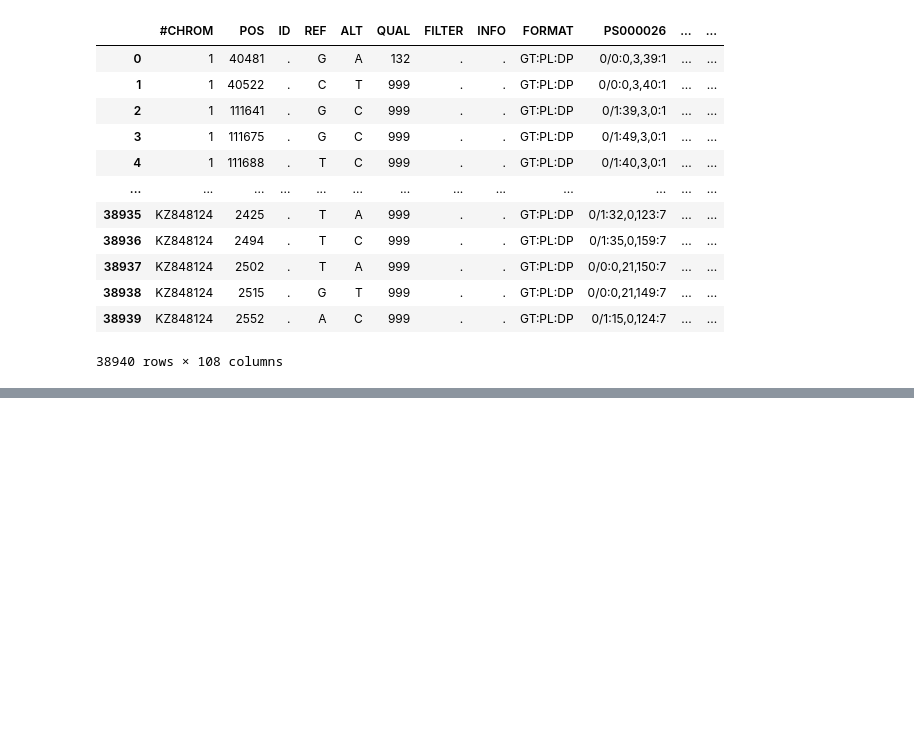
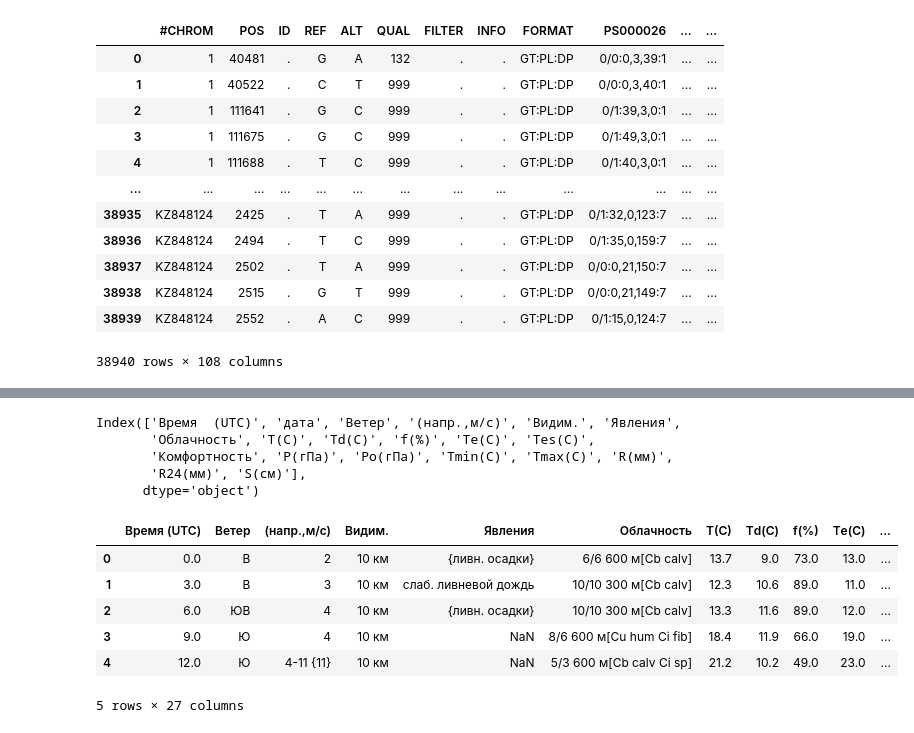
Before and after one commit to eMasov/AgroHack-Amalgama, a Jupyter notebook: AgroHack EDA.ipynb, the cells around one changed output, grey strips where cells are left out. Drawn from its saved outputs; the diff is of its cells as text; code cells hidden in the pictures; blank space fills up the shorter version.

```diff
--- a/AgroHack EDA.ipynb
+++ b/AgroHack EDA.ipynb
@@ -140,0 +277,61 @@ genotypes_data.iloc[:,:9].describe()
+# %%
+temp_15.columns
+# %% [output]
+Index(['Время  (UTC)', 'дата', 'Ветер', '(напр.,м/с)', 'Видим.', 'Явления',
+       'Облачность', 'Т(С)', 'Тd(С)', 'f(%)', 'Тe(С)', 'Тes(С)',
+       'Комфортность', 'P(гПа)', 'Po(гПа)', 'Тmin(С)', 'Tmax(С)', 'R(мм)',
+       'R24(мм)', 'S(см)'],
+      dtype='object')
+# %%
+year_to_file = {
+    2015: "temp_data/2015.csv",
+    2016: "temp_data/2016.csv",
+    2017: "temp_data/2017.csv",
+    2019: "temp_data/2019.csv",
+    2020: "temp_data/2020.csv",
+    2021: "temp_data/2021.csv",
+    2022: "temp_data/2022.csv",
+    2023: "temp_data/2023.csv"
+}
+
+tables = []
+for year in year_to_file.keys():
+    data = pd.read_csv(year_to_file[year]).drop(columns=["Unnamed: 0"])
+
+    # Разделение даты на день и месяц
+    data["Месяц"] = data["дата"].astype(str).str.split(".").str[1].astype(int)
+    data["День"] = data["дата"].astype(str).str.split(".").str[0].astype(int)
+    data["Год"] = year
+
+    # Создание нового столбца "Дата" из дня, месяца и года
+    data["Дата"] = pd.to_datetime(data["Год"].astype(str)+"-"+data["Месяц"].astype(str)+"-"+data["День"].astype(str),
+               format='%Y-%m-%d', errors='coerce')
+
+    # Преобразование "Время (UTC)" из float в часы и минуты
+    data["Часы"] = data["Время  (UTC)"].astype(int)  # Целая часть - часы
+    data["Минуты"] = ((data["Время  (UTC)"] - data["Часы"]) * 60).astype(int)  # Дробная часть - минуты
+
+    # Создание нового столбца "Дата и Время"
+    data["Дата и Время"] = data["Дата"] + pd.to_timedelta(data["Часы"], unit='h') + pd.to_timedelta(data["Минуты"], unit='m')
+
+    # Указание города
+    data["Город"] = "Воронеж" if year < 2018 else "Курск"
+
+    # Удаление ненужных столбцов
+    data.drop(columns=["дата"], inplace=True)
+
+    # Добавление таблицы в список
+    tables.append(data)
+
+# Объединение всех таблиц в одну, если это необходимо
+final_data = pd.concat(tables, ignore_index=True)
+
+final_data.head()
+# %% [output]
+|  | Время (UTC) | Ветер | (напр.,м/с) | Видим. | Явления | Облачность | Т(С) | Тd(С) | f(%) | Тe(С) | ... |
+| 0 | 0.0 | В | 2 | 10 км | {ливн. осадки} | 6/6 600 м[Cb calv] | 13.7 | 9.0 | 73.0 | 13.0 | ... |
+| 1 | 3.0 | В | 3 | 10 км | слаб. ливневой дождь | 10/10 300 м[Cb calv] | 12.3 | 10.6 | 89.0 | 11.0 | ... |
+| 2 | 6.0 | ЮВ | 4 | 10 км | {ливн. осадки} | 10/10 300 м[Cb calv] | 13.3 | 11.6 | 89.0 | 12.0 | ... |
+| 3 | 9.0 | Ю | 4 | 10 км | NaN | 8/6 600 м[Cu hum Ci fib] | 18.4 | 11.9 | 66.0 | 19.0 | ... |
+| 4 | 12.0 | Ю | 4-11 {11} | 10 км | NaN | 5/3 600 м[Cb calv Ci sp] | 21.2 | 10.2 | 49.0 | 23.0 | ... |
+5 rows × 27 columns
```
Also changed, not shown: parts of 17 cells of this notebook.
